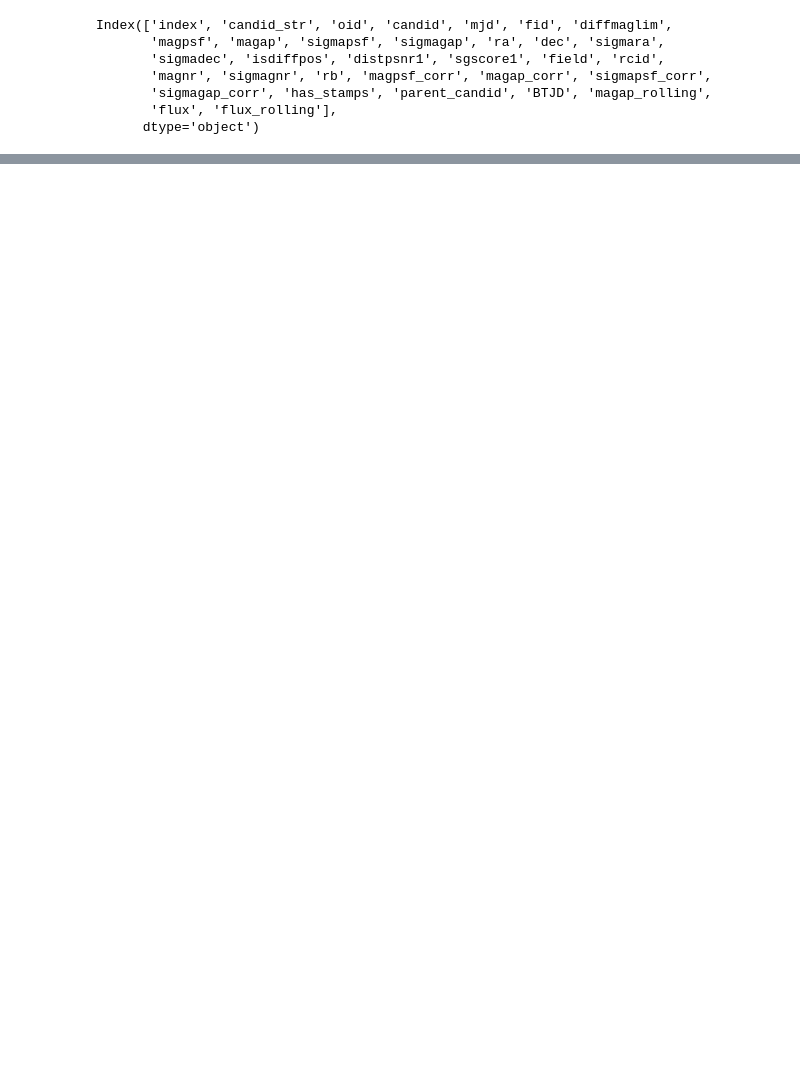
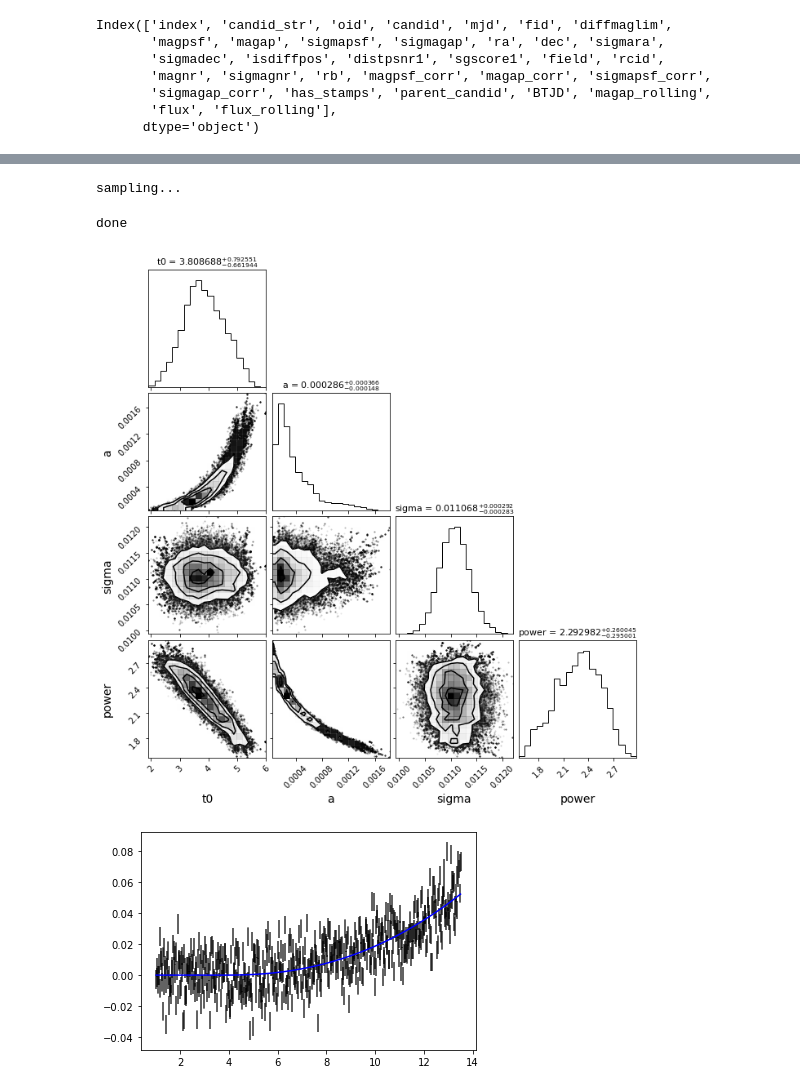
Before and after one commit to tylerbarna/BarnaSeniorHonorsThesis, a Jupyter notebook: mcmc_test.ipynb, the cells around one changed output, grey strips where cells are left out. Cells and saved outputs as stored; diff of their text form; code cells hidden in the pictures; blank space fills up the shorter version.

```diff
--- a/mcmc_test.ipynb
+++ b/mcmc_test.ipynb
@@ -86,4 +88,0 @@ tess_2020bpi.head()
-# %%
-guess = [58872, 2.9e-4, 0.0]
-scale = [0.0005, 1e-7, 0.001]
-%time doMCMC(tess_2020bpi, guess, scale)
@@ -117,0 +89,10 @@ array([[5.87021263e+04, 1.77990039e-06, 2.12660145e-02],
+# %%
+tess_cut = tess_2020bpi.copy(deep=True)
+tess_cut = tess_cut[(tess_cut.mjd > 1) & (tess_cut.mjd < 13.5)]
+tess_cut['flux'] = tess_cut['flux'] - np.min(tess_cut['flux'])
+tess_cut['flux'] = tess_cut['flux'] - np.mean(tess_cut['flux'][tess_cut.mjd < 6])
+
+ztf_cut = ztf_2020bpi.copy(deep=True)
+ztf_cut = ztf_cut[(ztf_cut.mjd > 0) & (ztf_cut.mjd < 10)]
+ztf_cut['flux'] = ztf_cut['flux'] - np.min(ztf_cut['flux'])
+ztf_cut['flux'] = ztf_cut['flux'] - np.mean(ztf_cut['flux'][ztf_cut.mjd < 3])
@@ -117,0 +168,15 @@ array([[5.87021263e+04, 1.77990039e-06, 2.12660145e-02],
+# %%
+guess_ztf = [2, 0.005, 0.0, 1.3]
+guess_tess = [5, 0.0009, 0.0, 1.8]
+scale = [0.05, 1e-6, 0.001, 0.005]
+
+guess_ztf_off = [2, 0.005, 0.0, 1.3, 0.0]
+guess_tess_off = [5, 0.0009, 0.0, 1.8, 0.0]
+scale_off = [0.005, 1e-5, 0.001, 0.005, 0.001]
+# %%
+fullEmceePlot(tess_cut,guess_tess,scale)
+# %% [output]
+sampling...
+done
+[figure, added]
+[figure, added]
```
Also changed, not shown: parts of 15 cells of this notebook, 1 other file.
